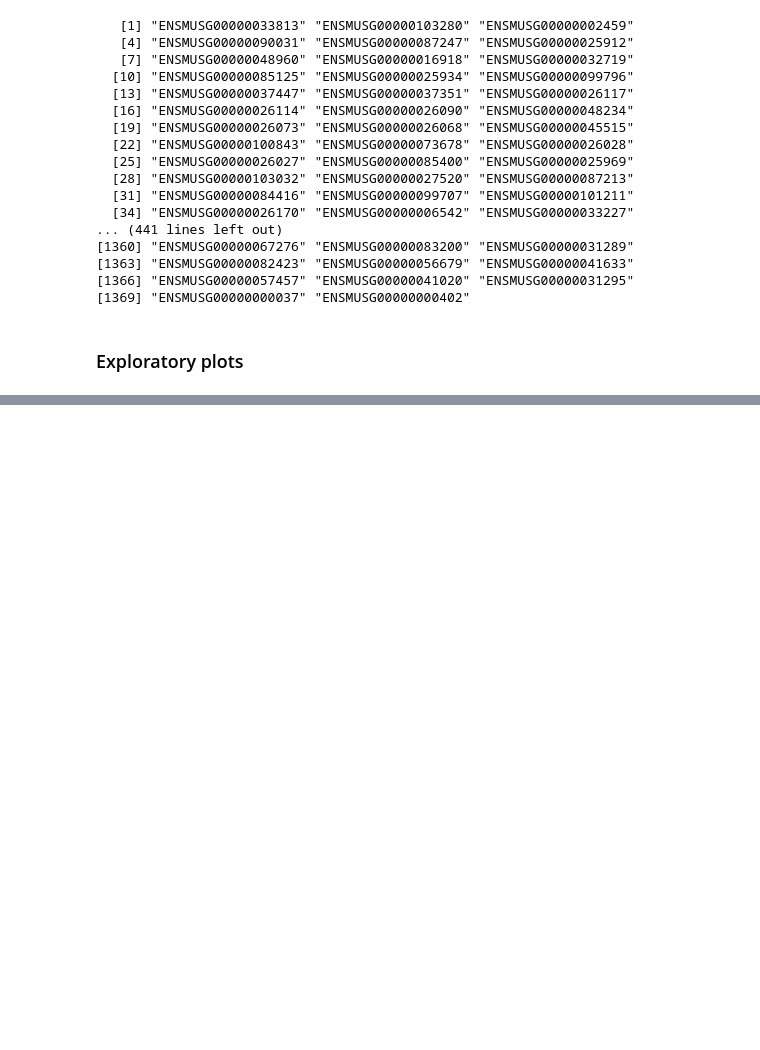
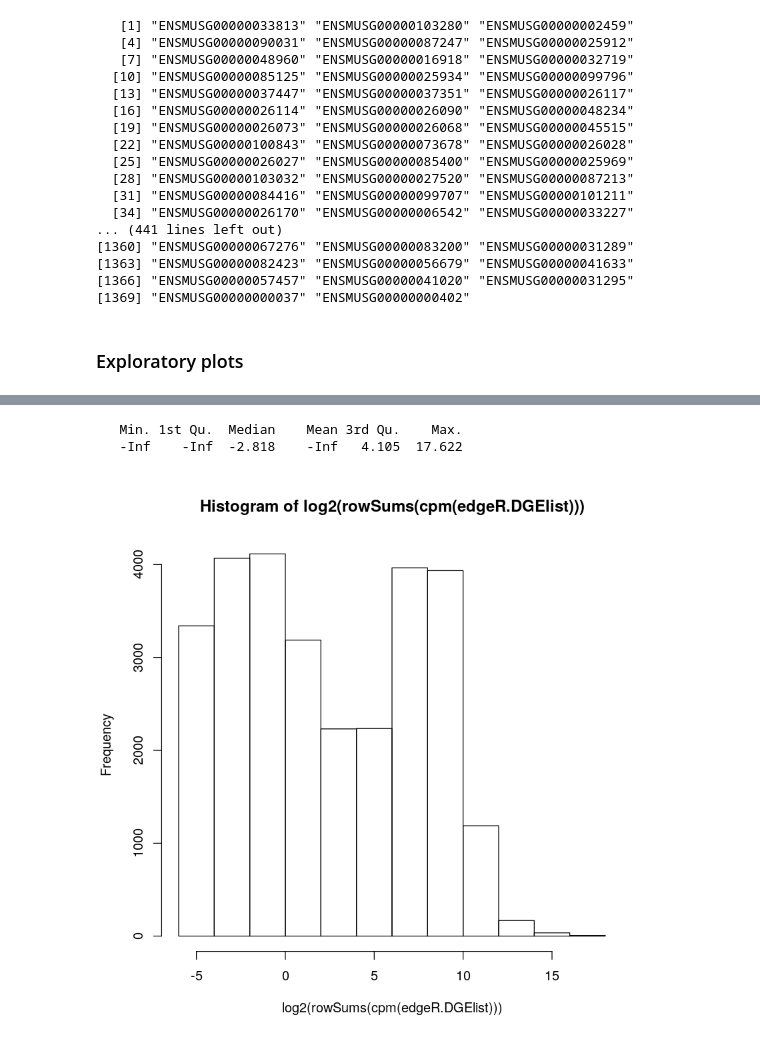
Before and after one commit to Sophia-art/EukaryoticTranscriptomics, a Jupyter notebook: PCA.ipynb, the cells around one changed output, grey strips where cells are left out. Drawn from its saved outputs; the diff is of its cells as text; code cells hidden in the pictures; blank space fills up the shorter version.

```diff
--- a/PCA.ipynb
+++ b/PCA.ipynb
@@ -490,0 +489,6 @@ anno
+# %%
+sample_info.edger <- factor(c(rep("ctl", 4) , rep("treat" , 4)))
+sample_info.edger <- relevel(sample_info.edger, ref = "ctl" )
+edgeR.DGElist <- DGEList(counts = readcounts, group = sample_info.edger)
+head(edgeR.DGElist$counts)
+edgeR.DGElist$samples
@@ -490,0 +512,11 @@ anno
+# %%
+#edgeR also recommends removing genes with almost no coverage. In order to determine a sensible cutoff, we
+#plot a histogram of counts per million calculated by edgeR’s cpm() function.
+
+#get an impression of the coverage across samples
+hist(log2(rowSums(cpm(edgeR.DGElist))))
+summary(log2(rowSums(cpm(edgeR.DGElist))))
+# %% [output]
+   Min. 1st Qu.  Median    Mean 3rd Qu.    Max.
+   -Inf    -Inf  -2.818    -Inf   4.105  17.622
+[figure, added]
```
Also changed, not shown: parts of 35 cells of this notebook.
